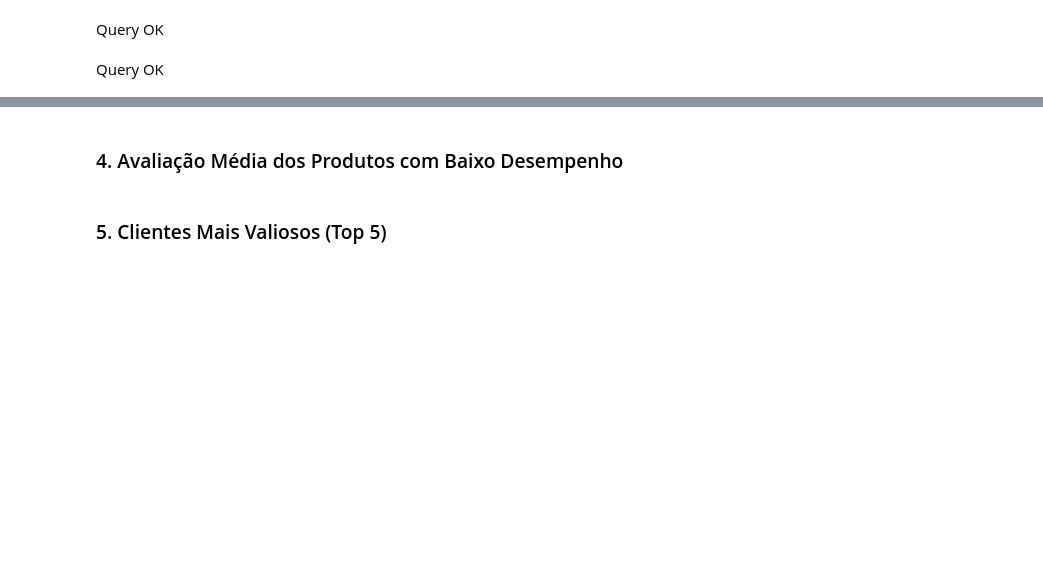
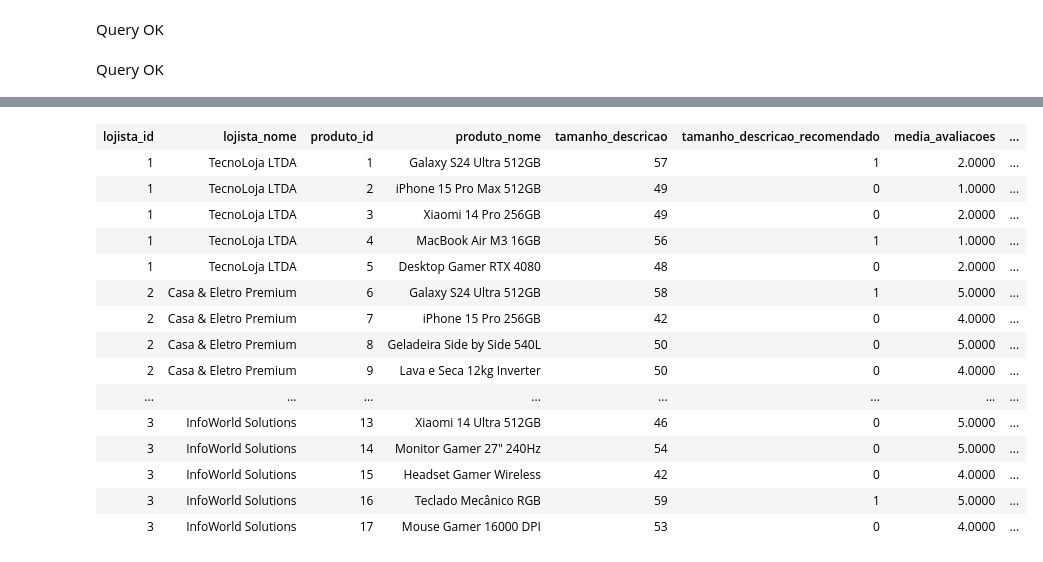
Before and after one commit to rgoncalves94/inf-325-grupo-5-2025, a Jupyter notebook: notebooks/1.Base relacional MariaDB.ipynb, the cells around one changed output, grey strips where cells are left out. Drawn from its saved outputs; the diff is of its cells as text; code cells hidden in the pictures; blank space fills up the shorter version.

```diff
--- a/notebooks/1.Base relacional MariaDB.ipynb
+++ b/notebooks/1.Base relacional MariaDB.ipynb
@@ -346,15 +626,51 @@ LIMIT 10;
 # %%
 SELECT
-    p.nome AS Produto,
-    p.estoque,
-    l.nome AS Lojista
+	l.id lojista_id,
+	l.nome lojista_nome,
+	p.id produto_id,
+	p.nome produto_nome,
+	LENGTH(p.descricao) tamanho_descricao,
+	LENGTH(p.descricao) > 55 AS tamanho_descricao_recomendado,
+	(
+	SELECT
+		avg(a.nota)
+	FROM
+		avaliacoes a
+	WHERE
+		a.produto_id = p.id) AS media_avaliacoes,
+	ROUND(IFNULL(
+(
+    SELECT count(r.id)
+    FROM reclamacoes r
+    JOIN itens_pedidos ip1 ON ip1.pedido_id = r.pedido_id
+    JOIN pedidos ped1 ON ped1.id = ip1.pedido_id
+    WHERE ip1.produto_id = p.id
+    AND r.data BETWEEN "2024-01-01" AND "2025-07-30" -- Dinâmico, com base no período requisitado na extração
+) / (
+    SELECT count(1) FROM itens_pedidos ip2
+    JOIN pedidos ped2 ON ped2.id = ip2.pedido_id
+    WHERE ip2.produto_id = p.id
+    AND ped2.data BETWEEN "2024-01-01" AND "2025-07-30" -- Dinâmico, com base no período requisitado na extração
+) * 100, 0)) as taxa_reclamacao_por_qtd_vendas,
+0 AS revisado
 FROM
-    Produtos p
-JOIN
-    Lojistas l ON p.lojista_id = l.lojista_id
-WHERE
-    p.estoque < 30
-ORDER BY
-    p.estoque ASC;
+	lojistas l
+JOIN produtos p ON
+	l.id = p.lojista_id;
+# %% [output]
+| lojista_id | lojista_nome | produto_id | produto_nome | tamanho_descricao | tamanho_descricao_recomendado | media_avaliacoes | ... |
+| 1 | TecnoLoja LTDA | 1 | Galaxy S24 Ultra 512GB | 57 | 1 | 2.0000 | ... |
+| 1 | TecnoLoja LTDA | 2 | iPhone 15 Pro Max 512GB | 49 | 0 | 1.0000 | ... |
+| 1 | TecnoLoja LTDA | 3 | Xiaomi 14 Pro 256GB | 49 | 0 | 2.0000 | ... |
+| 1 | TecnoLoja LTDA | 4 | MacBook Air M3 16GB | 56 | 1 | 1.0000 | ... |
+| 1 | TecnoLoja LTDA | 5 | Desktop Gamer RTX 4080 | 48 | 0 | 2.0000 | ... |
+| 2 | Casa & Eletro Premium | 6 | Galaxy S24 Ultra 512GB | 58 | 1 | 5.0000 | ... |
+| 2 | Casa & Eletro Premium | 7 | iPhone 15 Pro 256GB | 42 | 0 | 4.0000 | ... |
+| 2 | Casa & Eletro Premium | 8 | Geladeira Side by Side 540L | 50 | 0 | 5.0000 | ... |
+| 2 | Casa & Eletro Premium | 9 | Lava e Seca 12kg Inverter | 50 | 0 | 4.0000 | ... |
+| ... | ... | ... | ... | ... | ... | ... | ... |
+| 3 | InfoWorld Solutions | 13 | Xiaomi 14 Ultra 512GB | 46 | 0 | 5.0000 | ... |
+| 3 | InfoWorld Solutions | 14 | Monitor Gamer 27" 240Hz | 54 | 0 | 5.0000 | ... |
+| 3 | InfoWorld Solutions | 15 | Headset Gamer Wireless | 42 | 0 | 4.0000 | ... |
+| 3 | InfoWorld Solutions | 16 | Teclado Mecânico RGB | 59 | 1 | 5.0000 | ... |
+| 3 | InfoWorld Solutions | 17 | Mouse Gamer 16000 DPI | 53 | 0 | 4.0000 | ... |
-# %% [markdown]
-### 4. Avaliação Média dos Produtos com Baixo Desempenho
@@ -380,2 +676,0 @@ ORDER BY
-# %% [markdown]
-### 5. Clientes Mais Valiosos (Top 5)
```
Also changed, not shown: parts of 17 cells of this notebook, 4 other files.
